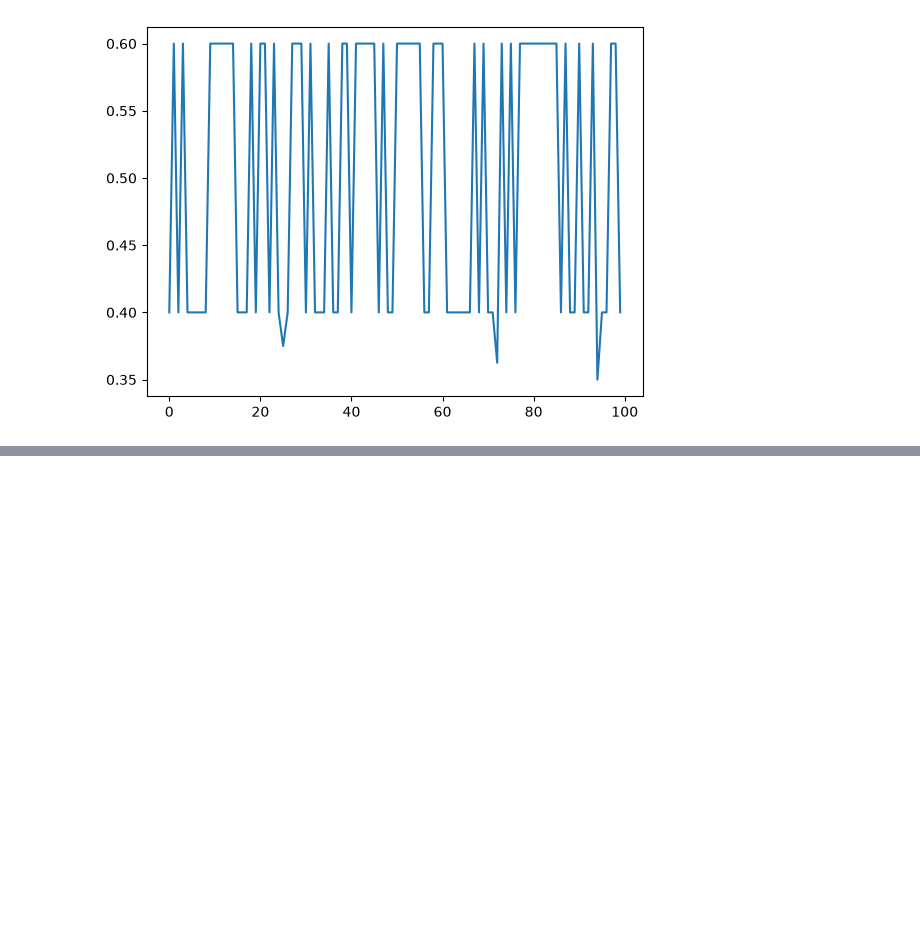
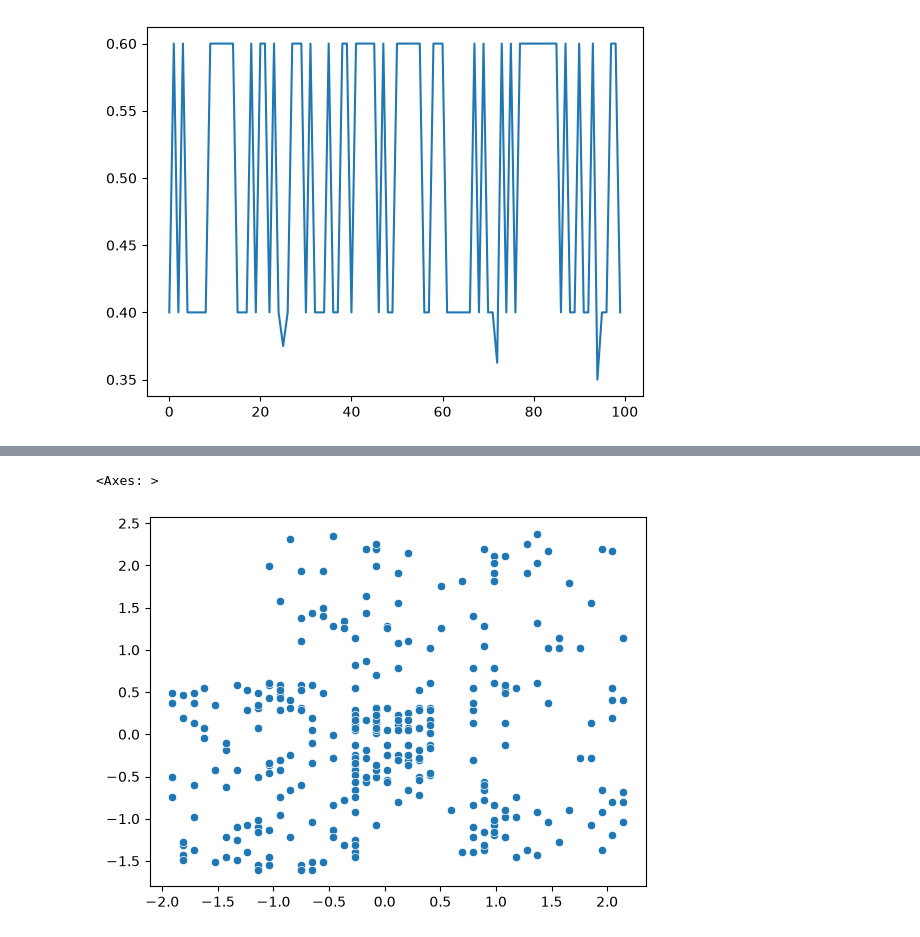
Before and after one commit to uravashiagrawal-hue/deep-learning, a Jupyter notebook: problems in neural network/normalisation/normaliseInputs.ipynb, the cells around one changed output, grey strips where cells are left out. Saved outputs shown, nothing was run; the diff lists cells and outputs as text; code cells hidden in the pictures; blank space fills up the shorter version.

```diff
--- a/problems in neural network/normalisation/normaliseInputs.ipynb
+++ b/problems in neural network/normalisation/normaliseInputs.ipynb
@@ -85,3 +85,9 @@ plt.plot(history.history['val_accuracy'])
 [figure]
 # %%
 # Applying Scaling
+# %%
+from sklearn.preprocessing import StandardScaler
+scaler = StandardScaler()
+
+x_train_scaled = scaler.fit_transform(x_train)
+x_test_scaled = scaler.transform(x_test)
@@ -87,0 +114,5 @@ plt.plot(history.history['val_accuracy'])
+# %%
+sns.scatterplot(x= x_train_scaled[:,0], y=x_train_scaled[:,1])
+# %% [output]
+<Axes: >
+[figure, added]
```
Also changed, not shown: parts of 3 cells of this notebook.
